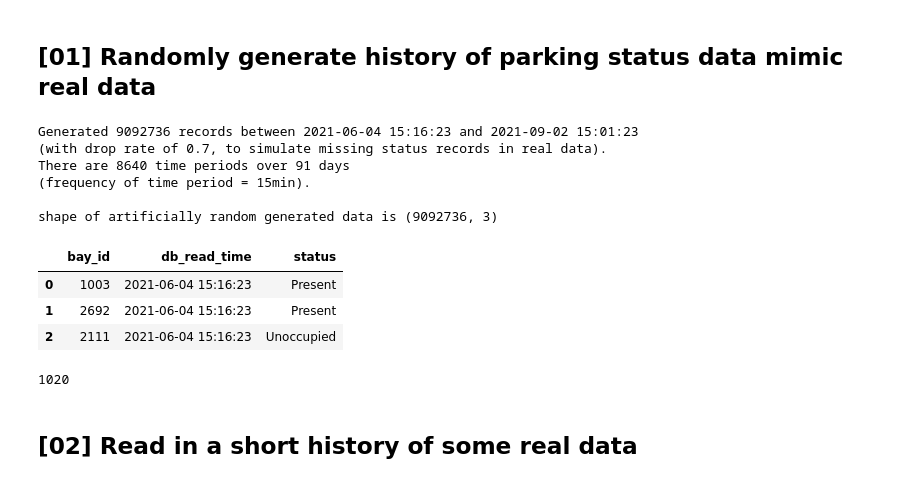
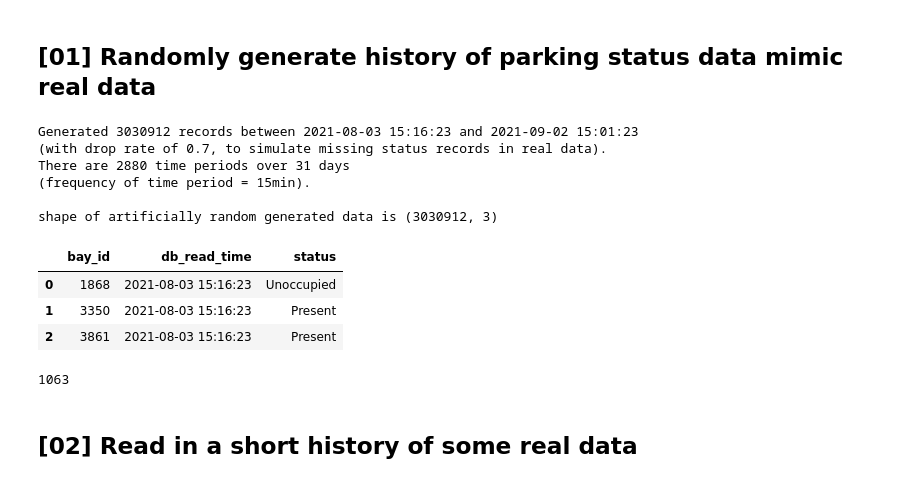
Before and after one commit to Chameleon-company/MOP, a Jupyter notebook: Albert/8lb_demo.ipynb, the cells around one changed output. Cells and saved outputs as stored; diff of their text form; code cells hidden in the pictures.

```diff
--- a/Albert/8lb_demo.ipynb
+++ b/Albert/8lb_demo.ipynb
@@ -23,26 +22,26 @@ WARNING:root:Requests made without an app_token will be subject to strict thrott
 # %%
 # specify end date time, time interval of records, periods (number of time intervals)
 # first bay id, last bay id, and a drop rate (between 0 and 1) of how much to drop in dfg
 
-dfgh = genPSdata("2021-09-02 15:01:23", "15min", (3*30*24*4), 995, 4502, dropRate=0.7)
+dfgh = genPSdata("2021-09-02 15:01:23", "15min", (30*24*4), 995, 4502, dropRate=0.7)
 print(f"\nshape of artificially random generated data is {dfgh.shape}")
 dfgh.head(3)
 # %% [output]
-Generated 9092736 records between 2021-06-04 15:16:23 and 2021-09-02 15:01:23
+Generated 3030912 records between 2021-08-03 15:16:23 and 2021-09-02 15:01:23
 (with drop rate of 0.7, to simulate missing status records in real data).
-There are 8640 time periods over 91 days
+There are 2880 time periods over 31 days
 (frequency of time period = 15min).
 
-shape of artificially random generated data is (9092736, 3)
+shape of artificially random generated data is (3030912, 3)
 |  | bay_id | db_read_time | status |
-| 0 | 1003 | 2021-06-04 15:16:23 | Present |
-| 1 | 2692 | 2021-06-04 15:16:23 | Present |
-| 2 | 2111 | 2021-06-04 15:16:23 | Unoccupied |
+| 0 | 1868 | 2021-08-03 15:16:23 | Unoccupied |
+| 1 | 3350 | 2021-08-03 15:16:23 | Present |
+| 2 | 3861 | 2021-08-03 15:16:23 | Present |
 # %%
 # check how many bays in this time interval
-(dfgh['db_read_time']=="2021-06-04 15:16:23").sum()
+(dfgh['db_read_time']=="2021-08-04 15:16:23").sum()
 # %% [output]
-1020
+1063
 # %% [markdown]
 ## [02] Read in a short history of some real data
 # %%
```
Also changed, not shown: parts of 12 cells of this notebook, 9 other files.
